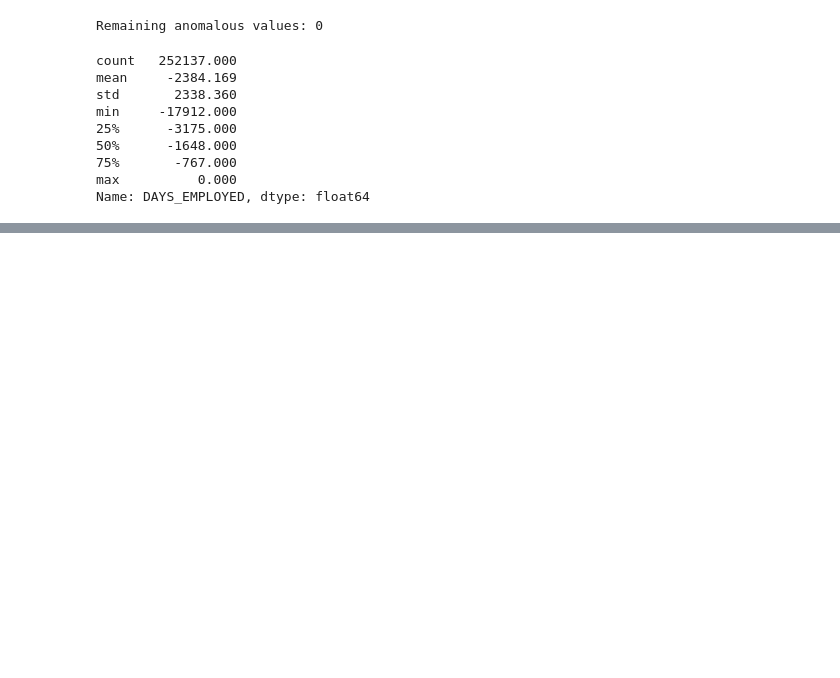
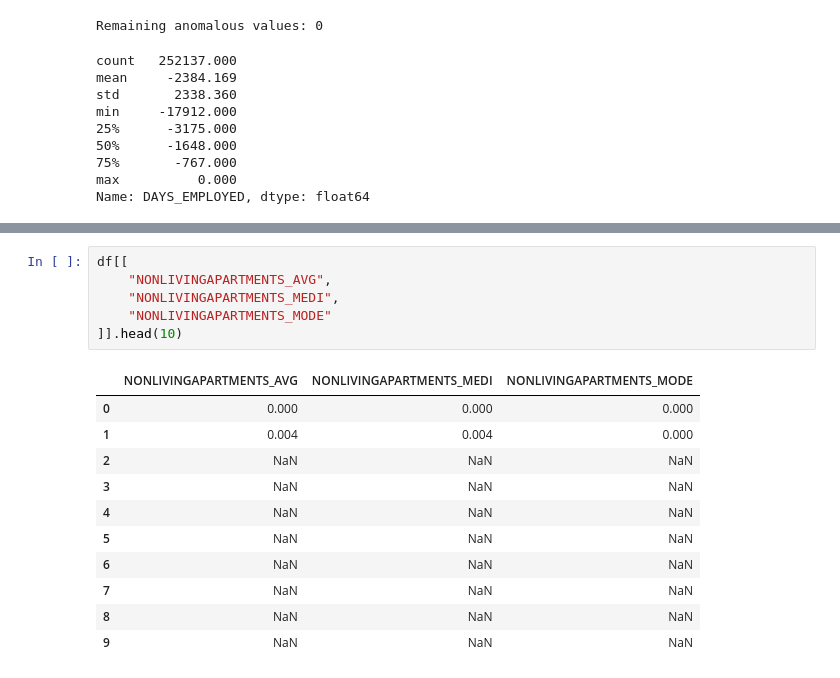
Before and after one commit to Swarnim-Singh-byte/LoanLens, a Jupyter notebook: notebooks/02_data_cleaning.ipynb, the cells around one changed output, grey strips where cells are left out. Drawn from its saved outputs; the diff is of its cells as text; blank space fills up the shorter version.

```diff
--- a/notebooks/02_data_cleaning.ipynb
+++ b/notebooks/02_data_cleaning.ipynb
@@ -109,0 +241,18 @@ Over here when we used describe we found the employee day had exceptionally high
+# %%
+df[[
+    "NONLIVINGAPARTMENTS_AVG",
+    "NONLIVINGAPARTMENTS_MEDI",
+    "NONLIVINGAPARTMENTS_MODE"
+]].head(10)
+# %% [output]
+|  | NONLIVINGAPARTMENTS_AVG | NONLIVINGAPARTMENTS_MEDI | NONLIVINGAPARTMENTS_MODE |
+| 0 | 0.000 | 0.000 | 0.000 |
+| 1 | 0.004 | 0.004 | 0.000 |
+| 2 | NaN | NaN | NaN |
+| 3 | NaN | NaN | NaN |
+| 4 | NaN | NaN | NaN |
+| 5 | NaN | NaN | NaN |
+| 6 | NaN | NaN | NaN |
+| 7 | NaN | NaN | NaN |
+| 8 | NaN | NaN | NaN |
+| 9 | NaN | NaN | NaN |
```
Also changed, not shown: parts of 23 cells of this notebook.
